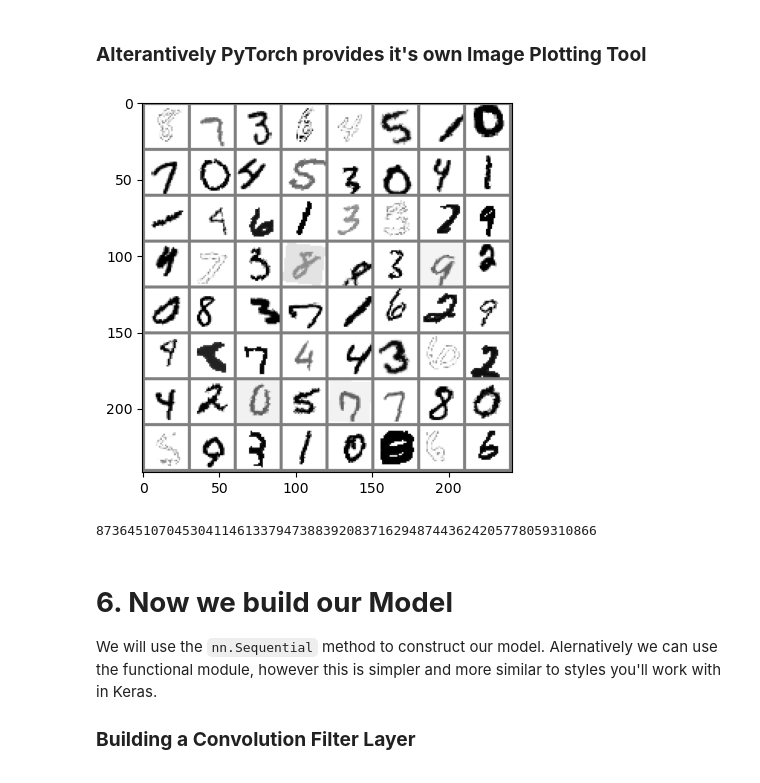
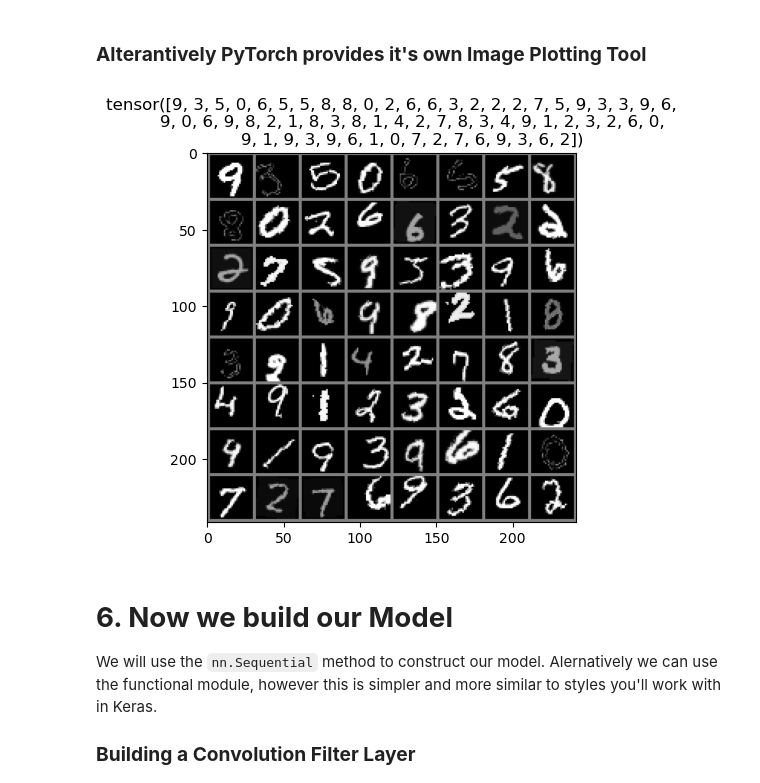
Before and after one commit to Feanor1021/MEDICAL-FILE-HANDLING-PYDICOM-NIBABEL-, a Jupyter notebook: Pytorch/1. PyTorch CNN Tutorial MNIST1.ipynb, the cells around one changed output. Drawn from its saved outputs; the diff is of its cells as text; code cells hidden in the pictures.

```diff
--- a/Pytorch/1. PyTorch CNN Tutorial MNIST1.ipynb
+++ b/Pytorch/1. PyTorch CNN Tutorial MNIST1.ipynb
@@ -58,11 +58,17 @@ Using the parameters 0.5,0.5 sets the Mean and STD to 0.5. Using the formula abo
 For color images we use a tuple of (0.5,0.5,0.5) to set the Mean of the RGB channels to 0.5 and another tuple of (0.5, 0.5, 0.5) to set the STD to 0.5
 # %%
 # Transform to pytorch tensors and the normalize our values between -1 and 1
-transform = transformer.Compose([transformer.Resize(28),
+transform_train = transformer.Compose([
+                                transformer.Resize(28),
                                 transformer.RandAugment(2,14),
                                 transformer.RandomAffine(degrees=10, scale=(.9, 1.1), shear=0),
                                 transformer.ToTensor(),
                                 transformer.Normalize((0.5, ), (0.5, ))])
+
+transform_test = transformer.Compose([
+                                transformer.Resize(28),
+                                transformer.ToTensor(),
+                                transformer.Normalize((0.5, ), (0.5, ))])
 # %% [markdown]
 ### **3. Fetch our MNIST Dataset using torchvision**
 
@@ -76,13 +82,13 @@ transform = transformer.Compose([transformer.Resize(28),
 trainset = torchvision.datasets.MNIST("mnist",
                                      train = True,
                                      download = True,
-                                     transform = transform)
+                                     transform = transform_train)
 
 # Load out Training data and specift what transform to use when loading
 testset = torchvision.datasets.MNIST("mnist",
                                      train = False,
                                      download = True,
-                                     transform = transform)
+                                     transform = transform_test)
 # %% [markdown]
 ### **About Training and Test Data**
 
@@ -200,12 +205,12 @@ We set **shuffle** equal to True to prevent data sequence bias. For example, in
 # %%
 # Prepare train and test loader
 train_loader = torch.utils.data.DataLoader(trainset,
-                                          batch_size = 64,
+                                          batch_size = 50,
                                           shuffle = True,
                                           num_workers = 2)
 
 test_loader = torch.utils.data.DataLoader(testset,
-                                         batch_size = 64,
+                                         batch_size = 50,
                                          shuffle = False,
                                          num_workers = 2)
 # %% [markdown]
@@ -232,24 +237,22 @@ torch.Size([1, 28, 28])
 # %%
 import matplotlib.pyplot as plt
 import numpy as np
 
 # function to show an image
-def img1show(img):
+def img1show(img, labels):
     npimg = img.numpy()[0]
-    plt.imshow(npimg, cmap= "gray_r")
+    plt.title(labels)
+    plt.imshow(npimg, cmap= "gray")
     plt.show()
 
 # get some radom training images
 dataiter = iter(train_loader)
-images, labels = next(data_iter)
+images, labels = next(dataiter)
 
 # show images
-img1show(torchvision.utils.make_grid(images))
-
-print(''.join("%ls" % labels[j].numpy() for j in range(64)))
+img1show(torchvision.utils.make_grid(images), labels)
 # %% [output]
-[figure, old version]
+[figure, new version]
-8736451070453041146133794738839208371629487443624205778059310866
 # %% [markdown]
 # **6. Now we build our Model**
 
```
Also changed, not shown: parts of 12 cells of this notebook.
